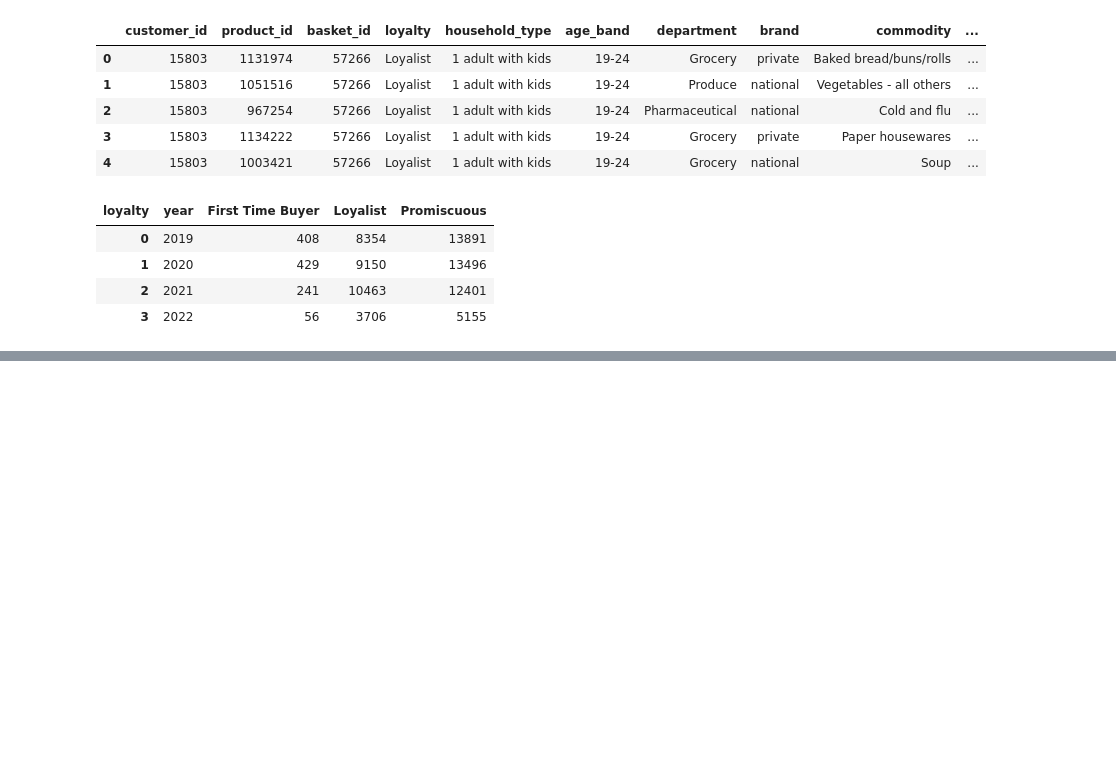
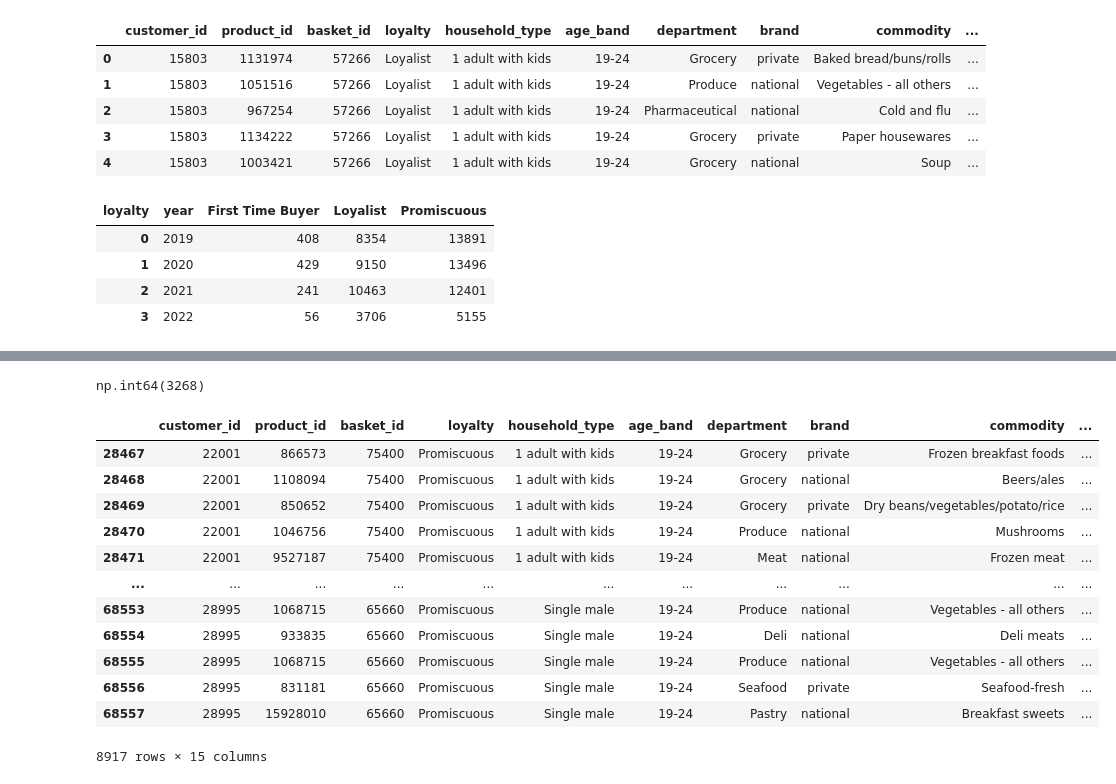
Before and after one commit to Jaxeetoo/rmit-finalsproject, a Jupyter notebook: findings.ipynb, the cells around one changed output, grey strips where cells are left out. Cells and saved outputs as stored; diff of their text form; code cells hidden in the pictures; blank space fills up the shorter version.

```diff
--- a/findings.ipynb
+++ b/findings.ipynb
@@ -6,6 +6,10 @@ import plotly.graph_objects as go
 # %%
 #importing csv dataset
 df = pd.read_csv('./csv/dataset_2019_2022.csv')
+pd.set_option('display.max_rows', 50)
+pd.set_option('display.max_columns', 50)
+pd.set_option('display.width', None)
+pd.set_option('display.max_colwidth', 0)
 df.columns
 # %% [output]
 Index(['customer_id', 'product_id', 'basket_id', 'loyalty', 'household_type',
@@ -66 +106,7 @@ fig.show()
+# %%
+total_customers = df.groupby(['loyalty']).agg(total_customer=('customer_id', pd.Series.nunique)).reset_index()
+total_stuff = total_customers['total_customer'].sum()
+total_stuff
+# %% [output]
+np.int64(3268)
 # %%
@@ -67,0 +114,17 @@ fig.show()
+# %%
+total_num_2022 = df[df.year == 2022]
+total_num_2022
+# %% [output]
+|  | customer_id | product_id | basket_id | loyalty | household_type | age_band | department | brand | commodity | ... |
+| 28467 | 22001 | 866573 | 75400 | Promiscuous | 1 adult with kids | 19-24 | Grocery | private | Frozen breakfast foods | ... |
+| 28468 | 22001 | 1108094 | 75400 | Promiscuous | 1 adult with kids | 19-24 | Grocery | national | Beers/ales | ... |
+| 28469 | 22001 | 850652 | 75400 | Promiscuous | 1 adult with kids | 19-24 | Grocery | private | Dry beans/vegetables/potato/rice | ... |
+| 28470 | 22001 | 1046756 | 75400 | Promiscuous | 1 adult with kids | 19-24 | Produce | national | Mushrooms | ... |
+| 28471 | 22001 | 9527187 | 75400 | Promiscuous | 1 adult with kids | 19-24 | Meat | national | Frozen meat | ... |
+| ... | ... | ... | ... | ... | ... | ... | ... | ... | ... | ... |
+| 68553 | 28995 | 1068715 | 65660 | Promiscuous | Single male | 19-24 | Produce | national | Vegetables - all others | ... |
+| 68554 | 28995 | 933835 | 65660 | Promiscuous | Single male | 19-24 | Deli | national | Deli meats | ... |
+| 68555 | 28995 | 1068715 | 65660 | Promiscuous | Single male | 19-24 | Produce | national | Vegetables - all others | ... |
+| 68556 | 28995 | 831181 | 65660 | Promiscuous | Single male | 19-24 | Seafood | private | Seafood-fresh | ... |
+| 68557 | 28995 | 15928010 | 65660 | Promiscuous | Single male | 19-24 | Pastry | national | Breakfast sweets | ... |
+8917 rows × 15 columns
```
Also changed, not shown: parts of 8 cells of this notebook.
